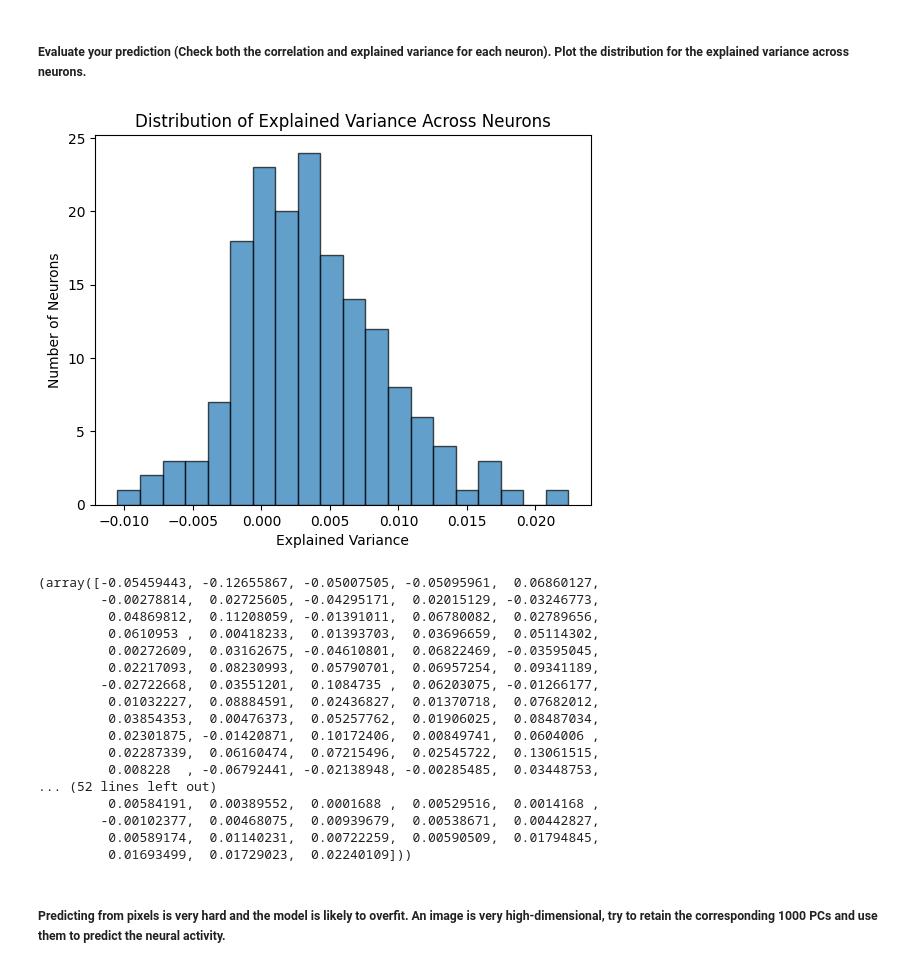
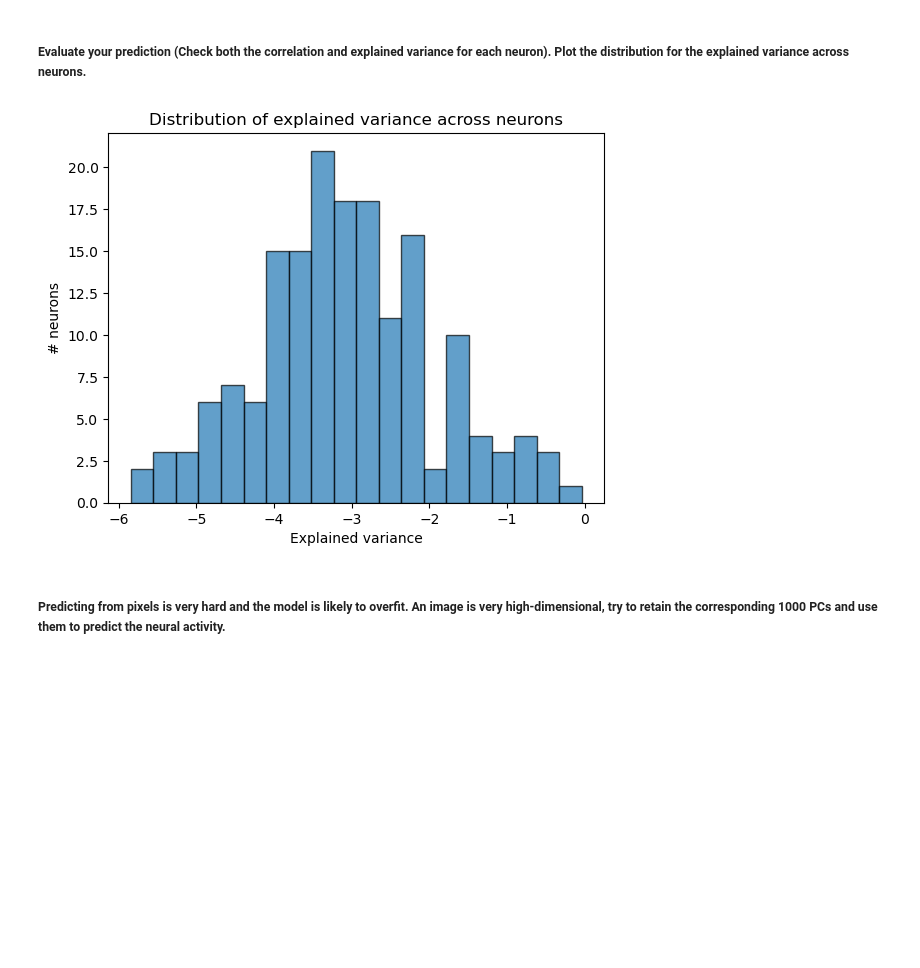
Before and after one commit to louise-montlahuc/nx414_team1, a Jupyter notebook: Week_6/week6.ipynb, the cells around one changed output. Cells and saved outputs as stored; diff of their text form; code cells hidden in the pictures; blank space fills up the shorter version.

```diff
--- a/Week_6/week6.ipynb
+++ b/Week_6/week6.ipynb
@@ -89,17 +89,3 @@ plt.plot(spikes_train[:,neuron_idx])
 
 ##### Develop a linear regression model that predict the neural activity from pixels.
 You can try out different types of linear regression (ridge, least-square regression)
-# %%
-from sklearn.linear_model import Ridge
-
-n_stimuli, n_colors, width, height = np.shape(stimulus_train)
-stimuli_matrix = np.resize(stimulus_train, (n_stimuli, n_colors*width*height))
-print(np.shape(stimuli_matrix)) #, stimulus_val, stimulus_test, objects_train, objects_val, objects_test, spikes_train, spikes_val
-
-alpha = 0
-w_ridge = Ridge(alpha, positive=False, solver='svd')
-w_ridge.fit(stimuli_matrix, spikes_train)
-
-spikes_pred = w_ridge.predict(spikes_train)
-
-mse = (1 / 2) * np.mean((spikes_train - spikes_pred)**2)
@@ -108,64 +134,35 @@ mse = (1 / 2) * np.mean((spikes_train - spikes_pred)**2)
 # %% [markdown]
 ##### Evaluate your prediction (Check both the correlation and explained variance for each neuron). Plot the distribution for the explained variance across neurons.
 # %%
-#### Here your code
-
 import numpy as np
 import matplotlib.pyplot as plt
 from sklearn.metrics import explained_variance_score
 from scipy.stats import pearsonr
 
-# Assuming y_true and y_pred are (n_samples, n_neurons)
-def evaluate_predictions(y_true, y_pred):
-    n_neurons = y_true.shape[1]
+def evaluate_model(model, stimulus, spikes):
+    pred = model.predict(stimulus.reshape(stimulus.shape[0], -1))
 
     correlations = []
     explained_variances = []
 
-    for i in range(n_neurons):
-        # Compute Pearson correlation
-        corr, _ = pearsonr(y_true[:, i], y_pred[:, i])
+    for i in range(spikes.shape[1]):
+        # Correlation
+        corr, _ = pearsonr(pred[:, i], spikes[:, i])
         correlations.append(corr)
 
-        # Compute explained variance
-        ev = explained_variance_score(y_true[:, i], y_pred[:, i])
+        # Explained variance
+        ev = explained_variance_score(pred[:, i], spikes[:, i])
         explained_variances.append(ev)
 
-    # Convert to arrays for easier processing
-    correlations = np.array(correlations)
-    explained_variances = np.array(explained_variances)
-
     # Plot distribution of explained variance
-    plt.hist(explained_variances, bins=20, edgecolor='black', alpha=0.7)
-    plt.xlabel('Explained Variance')
-    plt.ylabel('Number of Neurons')
-    plt.title('Distribution of Explained Variance Across Neurons')
+    plt.hist(explained_variances, bins=20, edgecolor='k', alpha=0.7)
+    plt.xlabel('Explained variance')
+    plt.ylabel('# neurons')
+    plt.title('Distribution of explained variance across neurons')
     plt.show()
 
-    return correlations, explained_variances
-
-# Example usage
-# y_true = np.random.rand(100, 50)  # Example actual values
-# y_pred = np.random.rand(100, 50)  # Example predicted values
-evaluate_predictions(spikes_train, spikes_pred)
+evaluate_model(linreg, stimulus_val, spikes_val)
 # %% [output]
-[figure, old version]
+[figure, new version]
-(array([-0.05459443, -0.12655867, -0.05007505, -0.05095961,  0.06860127,
-        -0.00278814,  0.02725605, -0.04295171,  0.02015129, -0.03246773,
-         0.04869812,  0.11208059, -0.01391011,  0.06780082,  0.02789656,
-         0.0610953 ,  0.00418233,  0.01393703,  0.03696659,  0.05114302,
-         0.00272609,  0.03162675, -0.04610801,  0.06822469, -0.03595045,
-         0.02217093,  0.08230993,  0.05790701,  0.06957254,  0.09341189,
-        -0.02722668,  0.03551201,  0.1084735 ,  0.06203075, -0.01266177,
-         0.01032227,  0.08884591,  0.02436827,  0.01370718,  0.07682012,
-         0.03854353,  0.00476373,  0.05257762,  0.01906025,  0.08487034,
-         0.02301875, -0.01420871,  0.10172406,  0.00849741,  0.0604006 ,
-         0.02287339,  0.06160474,  0.07215496,  0.02545722,  0.13061515,
-         0.008228  , -0.06792441, -0.02138948, -0.00285485,  0.03448753,
-... (52 lines left out)
-         0.00584191,  0.00389552,  0.0001688 ,  0.00529516,  0.0014168 ,
-        -0.00102377,  0.00468075,  0.00939679,  0.00538671,  0.00442827,
-         0.00589174,  0.01140231,  0.00722259,  0.00590509,  0.01794845,
-         0.01693499,  0.01729023,  0.02240109]))
 # %% [markdown]
 ##### Predicting from pixels is very hard and the model is likely to overfit. An image is very high-dimensional, try to retain the corresponding 1000 PCs and use them to predict the neural activity.
```
Also changed, not shown: parts of 15 cells of this notebook, 2 other files.
